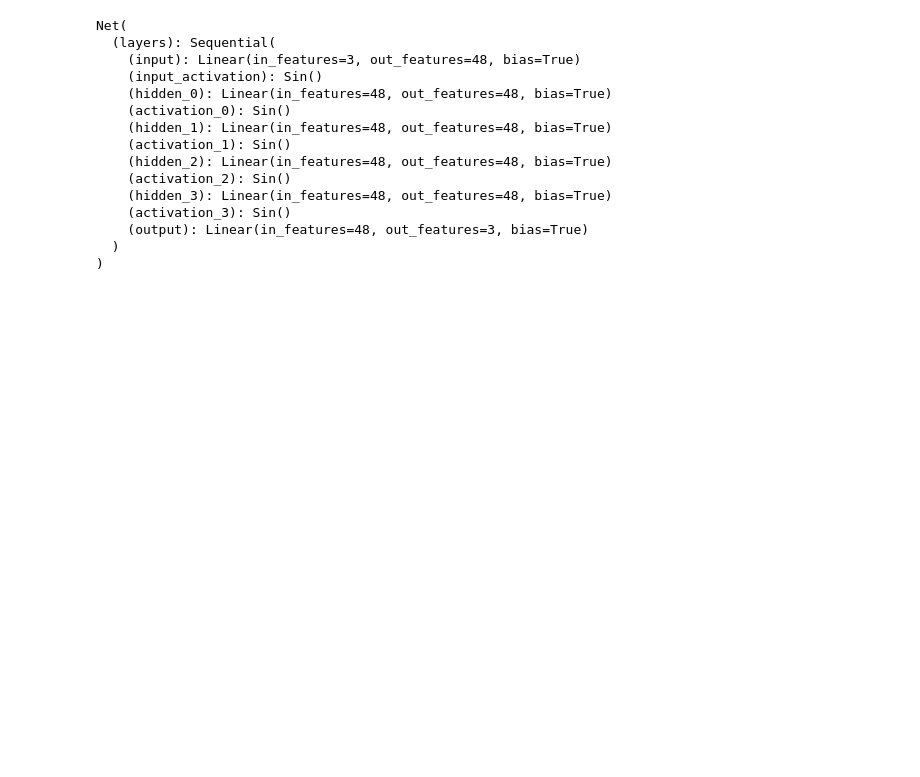
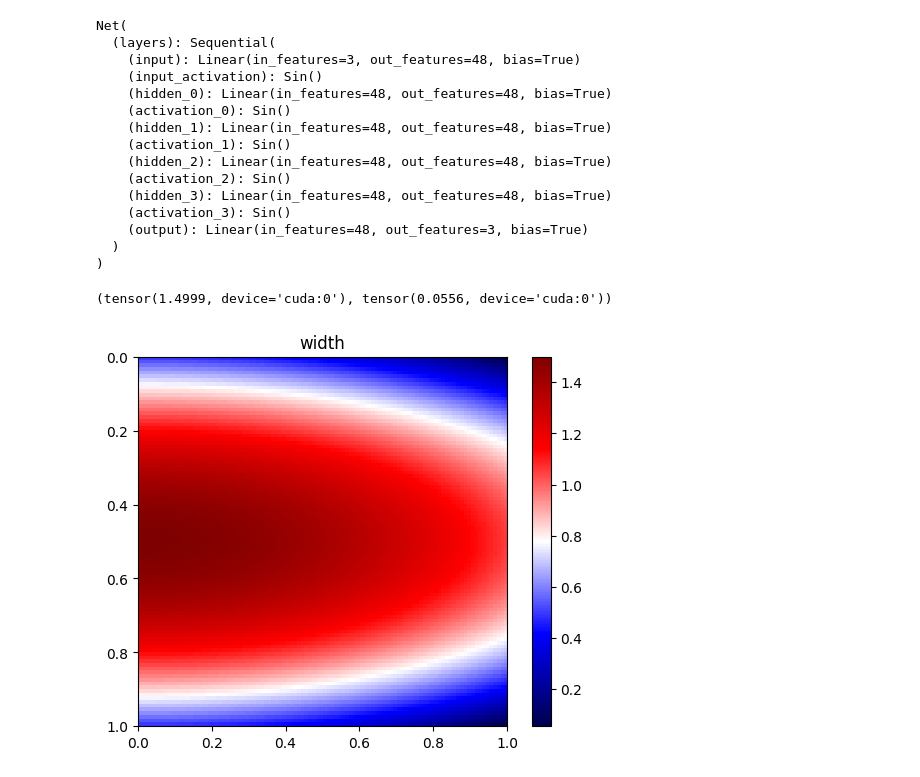
Before and after one commit to Kusok0vody/PyTorch_PiNN_for_Poisson_convection_equations_system, a Jupyter notebook: Poisson_Convection_test.ipynb, the cells around one changed output. Drawn from its saved outputs; the diff is of its cells as text; code cells hidden in the pictures; blank space fills up the shorter version.

```diff
--- a/Poisson_Convection_test.ipynb
+++ b/Poisson_Convection_test.ipynb
@@ -20,7 +22,7 @@ print(device)
 cuda:0
 # %%
 # Ширина трещины
-w = 1.
+w = 0.5
 
 # Вязкость
 mu0 = 0.01
@@ -29,7 +31,7 @@ mu0 = 0.01
 cmax = 1.
 
 # Концентрация входящего проппанта в первый момент времени
-c1 = 0.85
+c1 = 0.5
 
 # Концентрация входящего проппанта во второй момент времени
 c2 = 0.0
@@ -41,19 +43,19 @@ transitional_times = [0.5]
 u_in = 1.
 
 # Длина интервала перфорации
-chi = 0.5
+chi = 0.4
 
 # Степень в вязкости
 beta = -2.5
 
 # Число точек для ГУ (возводится в квадрат)
-BC_points = 16
+BC_points = 64
 
 # Число точек для НУ (возводится в квадрат)
-IC_points = 16
+IC_points = 64
 
 # Число точек коллокации (возводится в куб)
-PDE_points = 16
+PDE_points = 32
 
 # Границы для x,y,t
 x_min, x_max, y_min, y_max, t_min, t_max = 0.0, 1.0, 0.0, 1.0, 0.0, 1.0
@@ -64,6 +66,6 @@ cond = u_in * -12
 mu1 = cond * misc.viscosity(mu0,c1,cmax,beta)
 mu2 = cond * misc.viscosity(mu0,c2,cmax,beta)
 c_condition = [c1, c2]
-print (cond*mu0, cond*misc.viscosity(mu0,np.array(c_condition),cmax,beta))
-print (misc.compare_viscosity(0.3,0,0.66,beta))
+print (cond*mu0/w**2, misc.viscosity(mu0,np.array(c_condition),cmax,beta))
+print (misc.compare_viscosity(c1,c2,cmax,beta))
 # %% [output]
@@ -81,7 +83,16 @@ net = Poisson_Convection({'w':w,
                           'PDE_points':PDE_points,
                           'BC_points':BC_points,
                           'IC_points':IC_points,
-                          'beta':beta
+                          'beta':beta,
+                          'adaptive_freq' : 1001.1,
+                          'NN_params' : {'input_size' : 3,
+                                         # 'neurons_arr': [64, 64, 128, 256, 128, 64, 64],
+                                         'neurons_arr': [48,48,48,48,48],
+                                         # 'neurons_arr': [48]*20,
+                                         'output_size' : 3,
+                                         'depth' : 4,
+
+                                        }
                           })
 net.model.apply(NN.Net.init_weights)
 # %% [output]
@@ -103 +118,15 @@ Net(
+# %%
+net.update_width(func_name='elliptic', w=1.5, w1=-1, w2=1.5, w3=0.5, w4=0.5)
+net.make_distributed_points()
+x = torch.linspace(0,1,100)
+y = torch.linspace(0,1,100)
+x, y = torch.meshgrid(x,y, indexing='ij')
+plt.imshow(net.w_func(x,y).cpu().T, extent=[0,1,1,0], cmap='seismic')
+plt.title('width')
+# plt.clim(0,2)
+plt.colorbar()
+net.w_func(x,y).max(), net.w_func(x,y).min()
+# %% [output]
+(tensor(1.4999, device='cuda:0'), tensor(0.0556, device='cuda:0'))
+[figure, added]
 # %%
```
Also changed, not shown: parts of 21 cells of this notebook, 5 other files.
